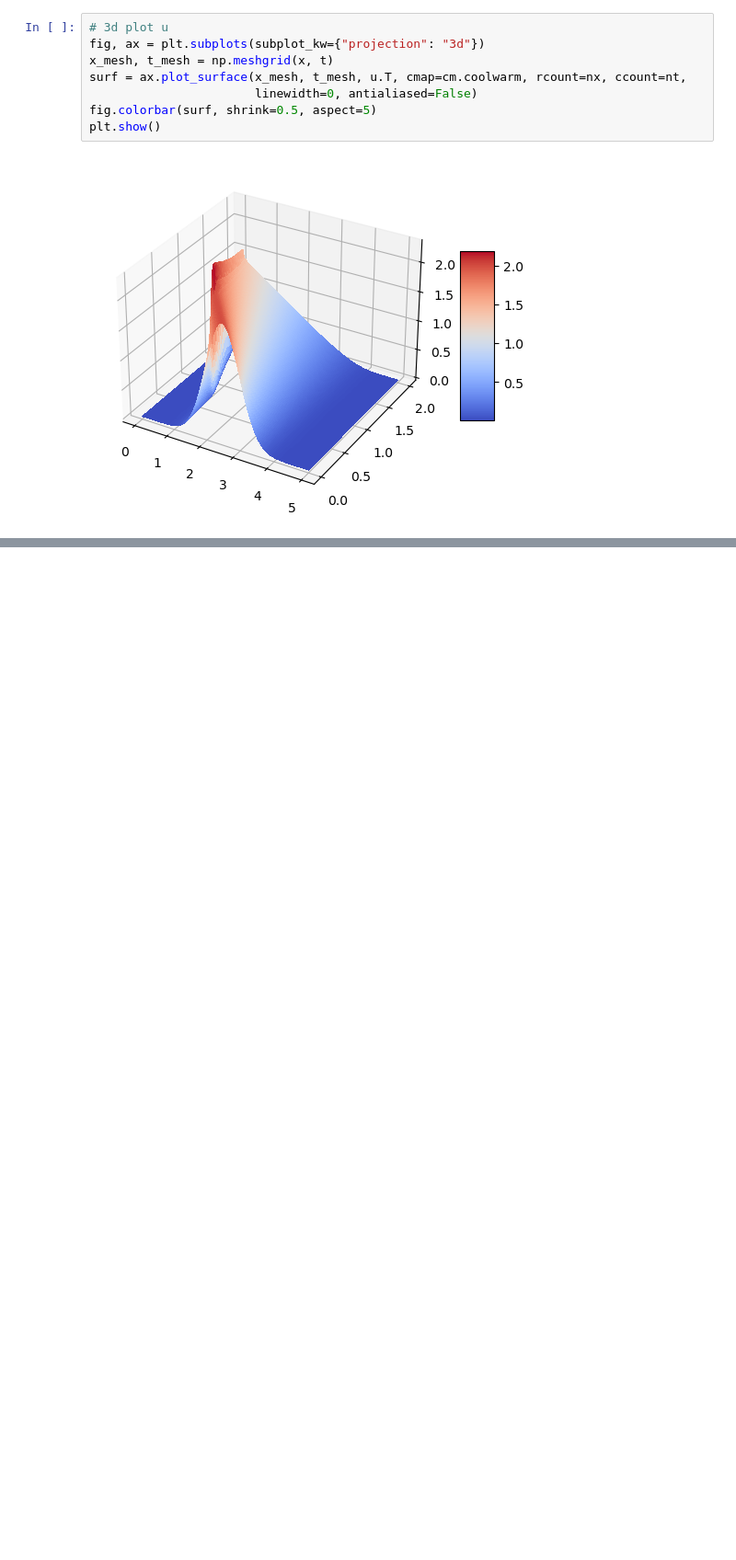
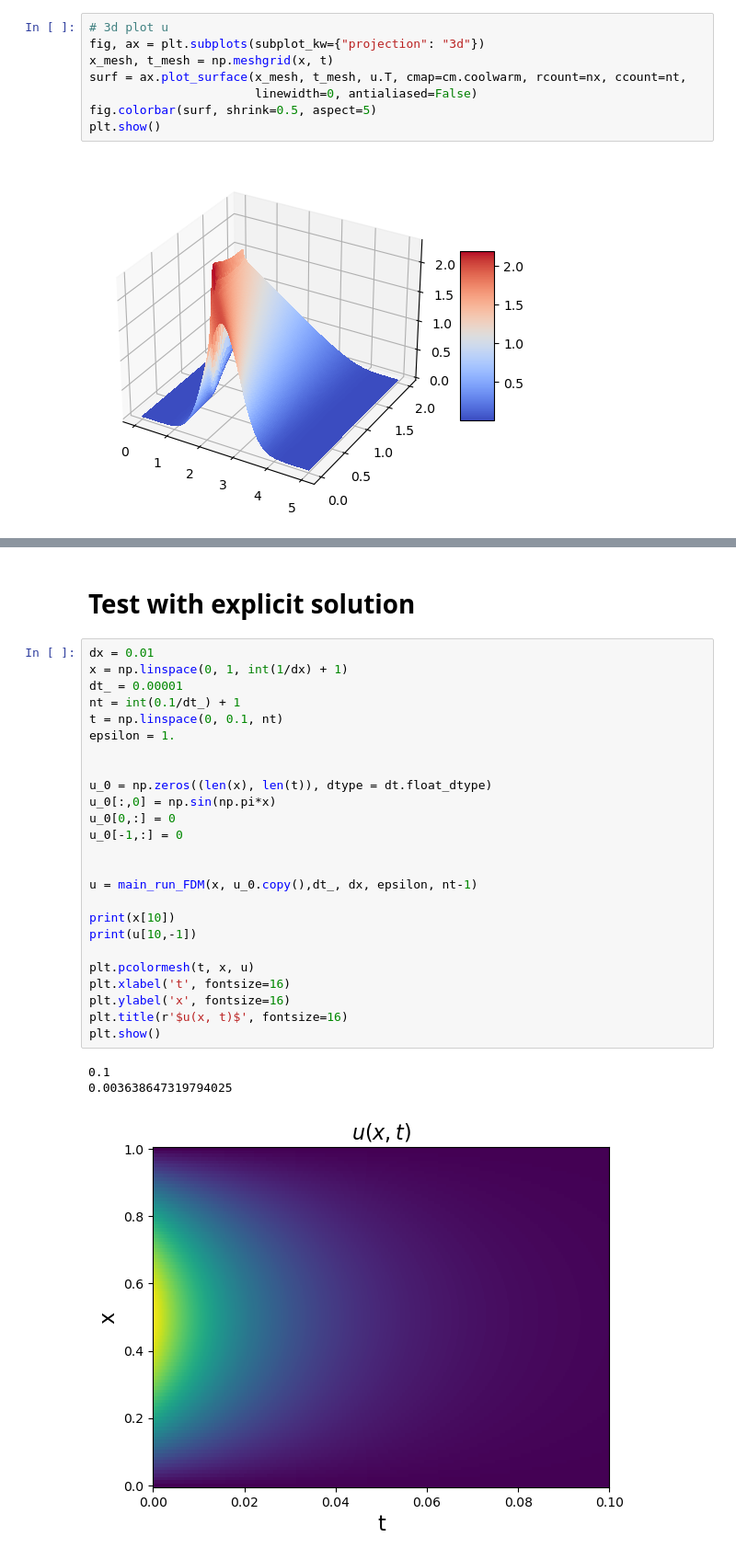
Before and after one commit to cpml-au/dctkit, a Jupyter notebook: examples/burgers.ipynb, the cells around one changed output, grey strips where cells are left out. Shown at 92% size. Cells and saved outputs as stored; diff of their text form; blank space fills up the shorter version.

```diff
--- a/examples/burgers.ipynb
+++ b/examples/burgers.ipynb
@@ -205,0 +200,31 @@ plt.show()
+# %% [markdown]
+# Test with explicit solution
+# %%
+dx = 0.01
+x = np.linspace(0, 1, int(1/dx) + 1)
+dt_ = 0.00001
+nt = int(0.1/dt_) + 1
+t = np.linspace(0, 0.1, nt)
+epsilon = 1.
+
+
+u_0 = np.zeros((len(x), len(t)), dtype = dt.float_dtype)
+u_0[:,0] = np.sin(np.pi*x)
+u_0[0,:] = 0
+u_0[-1,:] = 0
+
+
+u = main_run_FDM(x, u_0.copy(),dt_, dx, epsilon, nt-1)
+
+print(x[10])
+print(u[10,-1])
+
+plt.pcolormesh(t, x, u)
+plt.xlabel('t', fontsize=16)
+plt.ylabel('x', fontsize=16)
+plt.title(r'$u(x, t)$', fontsize=16)
+plt.show()
+# %% [output]
+0.1
+0.003638647319794025
+[figure, added]
```
Also changed, not shown: parts of 11 cells of this notebook.
